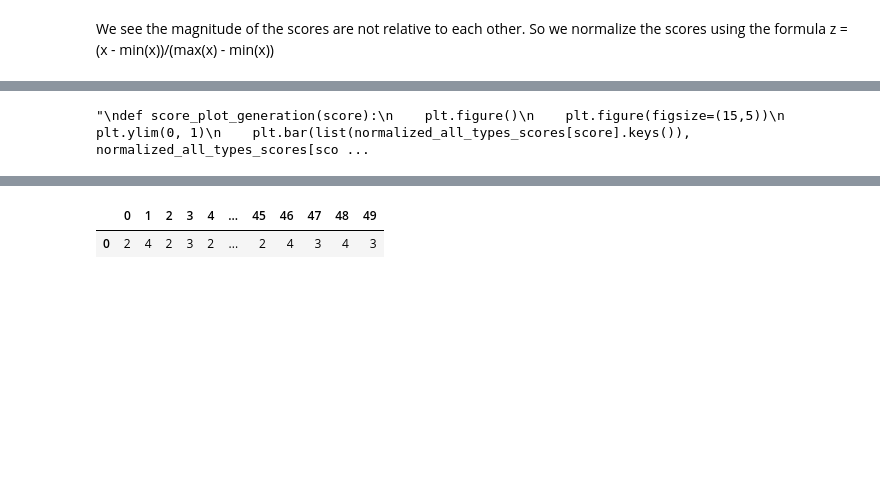
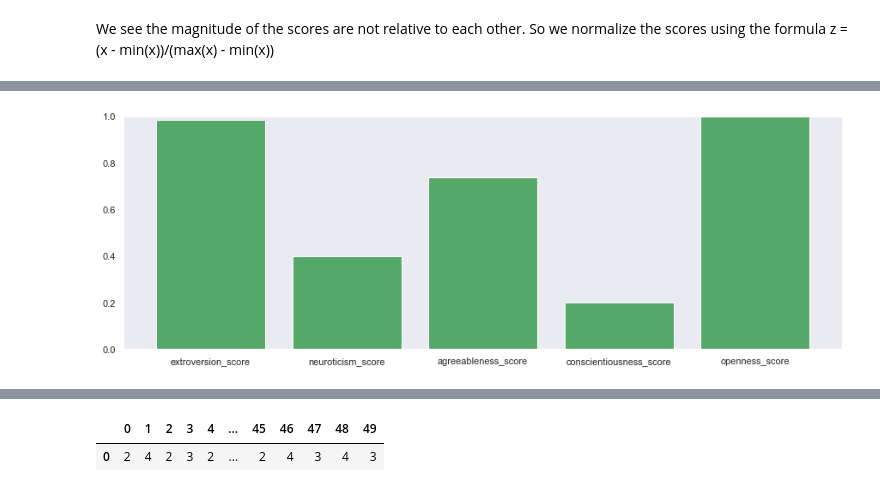
Before and after one commit to ManassaVarshni/Personality_Classification, a Jupyter notebook: Personality_system.ipynb, the cells around one changed output, grey strips where cells are left out. Saved outputs shown, nothing was run; the diff lists cells and outputs as text; code cells hidden in the pictures; blank space fills up the shorter version.

```diff
--- a/Personality_system.ipynb
+++ b/Personality_system.ipynb
@@ -367,16 +381,8 @@ plt.title('Personality Clusters after PCA');
 # %%
-# %config InlineBackend.close_figures = False
-"""
-def score_plot_generation(score):
-    plt.figure()
-    plt.figure(figsize=(15,5))
-    plt.ylim(0, 1)
-    plt.bar(list(normalized_all_types_scores[score].keys()), normalized_all_types_scores[score].values(), color='indianred')
-    fig = plt.show()
-    return fig
-
-score_plot_generation('one')
-#two_plot = score_plot_generation('two')
-"""
+fig = plt.figure(figsize=(15,5))
+plt.ylim(0, 1)
+plt.bar(list(normalized_all_types_scores['one'].keys()), normalized_all_types_scores['one'].values(), color='g')
+fig.show()
+fig.savefig('static/one.png')
 # %% [output]
-"\ndef score_plot_generation(score):\n    plt.figure()\n    plt.figure(figsize=(15,5))\n    plt.ylim(0, 1)\n    plt.bar(list(normalized_all_types_scores[score].keys()), normalized_all_types_scores[sco ...
+[figure, added]
```
Also changed, not shown: parts of 23 cells of this notebook, 23 other files.
